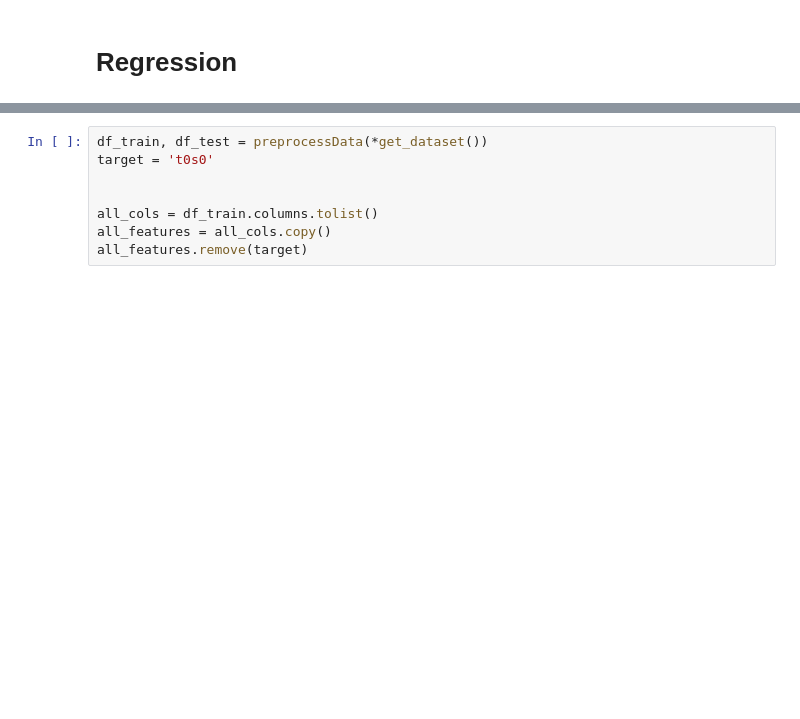
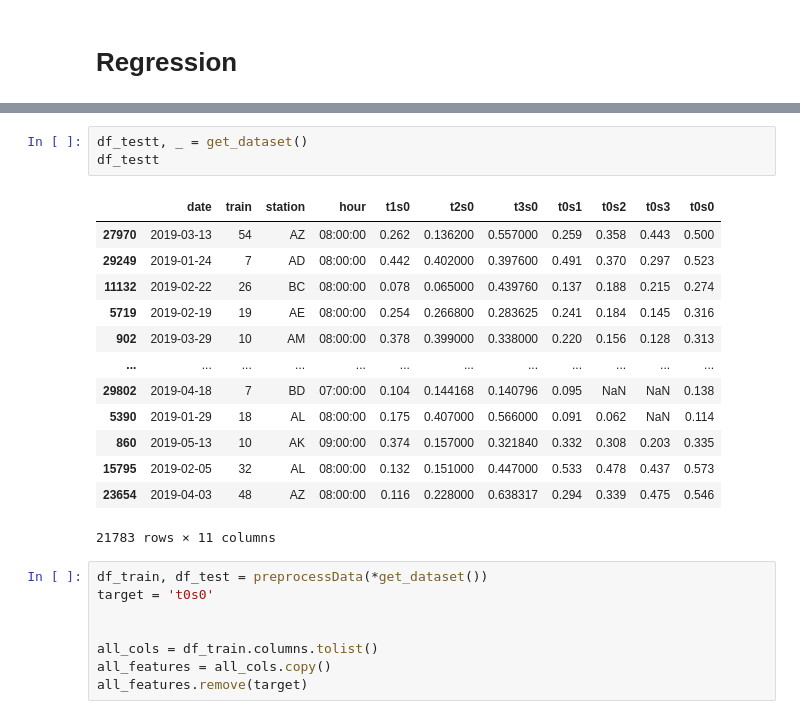
Before and after one commit to ArthurMbraga/machine-learning-project-CSC7201, a Jupyter notebook: project_new.ipynb, the cells around one changed output, grey strips where cells are left out. Cells and saved outputs as stored; diff of their text form; blank space fills up the shorter version.

```diff
--- a/project_new.ipynb
+++ b/project_new.ipynb
@@ -36,3 +39,20 @@ from preprocessing import preprocessData
+# %%
+df_testt, _ = get_dataset()
+df_testt
+# %% [output]
+|  | date | train | station | hour | t1s0 | t2s0 | t3s0 | t0s1 | t0s2 | t0s3 | t0s0 |
+| 27970 | 2019-03-13 | 54 | AZ | 08:00:00 | 0.262 | 0.136200 | 0.557000 | 0.259 | 0.358 | 0.443 | 0.500 |
+| 29249 | 2019-01-24 | 7 | AD | 08:00:00 | 0.442 | 0.402000 | 0.397600 | 0.491 | 0.370 | 0.297 | 0.523 |
+| 11132 | 2019-02-22 | 26 | BC | 08:00:00 | 0.078 | 0.065000 | 0.439760 | 0.137 | 0.188 | 0.215 | 0.274 |
+| 5719 | 2019-02-19 | 19 | AE | 08:00:00 | 0.254 | 0.266800 | 0.283625 | 0.241 | 0.184 | 0.145 | 0.316 |
+| 902 | 2019-03-29 | 10 | AM | 08:00:00 | 0.378 | 0.399000 | 0.338000 | 0.220 | 0.156 | 0.128 | 0.313 |
+| ... | ... | ... | ... | ... | ... | ... | ... | ... | ... | ... | ... |
+| 29802 | 2019-04-18 | 7 | BD | 07:00:00 | 0.104 | 0.144168 | 0.140796 | 0.095 | NaN | NaN | 0.138 |
+| 5390 | 2019-01-29 | 18 | AL | 08:00:00 | 0.175 | 0.407000 | 0.566000 | 0.091 | 0.062 | NaN | 0.114 |
+| 860 | 2019-05-13 | 10 | AK | 09:00:00 | 0.374 | 0.157000 | 0.321840 | 0.332 | 0.308 | 0.203 | 0.335 |
+| 15795 | 2019-02-05 | 32 | AL | 08:00:00 | 0.132 | 0.151000 | 0.447000 | 0.533 | 0.478 | 0.437 | 0.573 |
+| 23654 | 2019-04-03 | 48 | AZ | 08:00:00 | 0.116 | 0.228000 | 0.638317 | 0.294 | 0.339 | 0.475 | 0.546 |
+21783 rows × 11 columns
 # %%
 df_train, df_test = preprocessData(*get_dataset())
 target = 't0s0'
```
Also changed, not shown: parts of 12 cells of this notebook, 5 other files.
